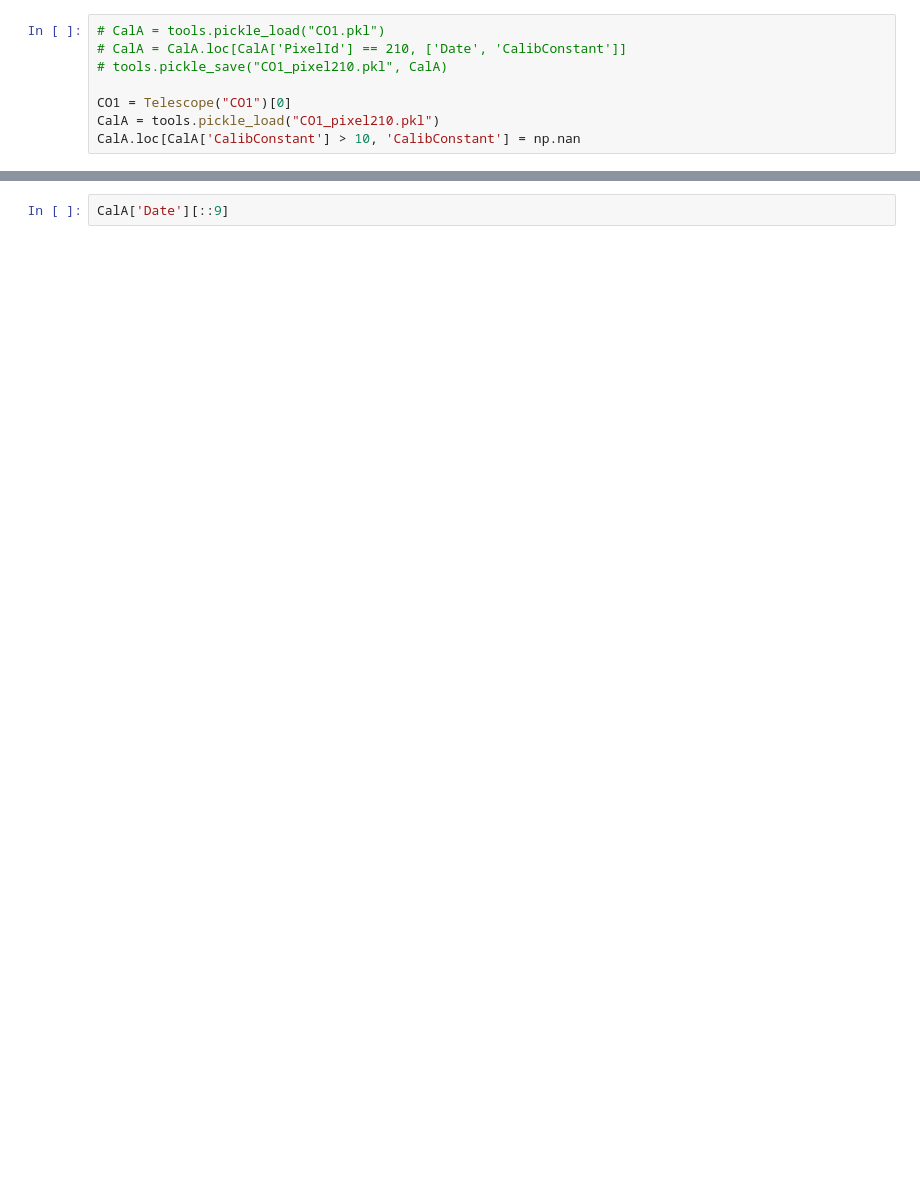
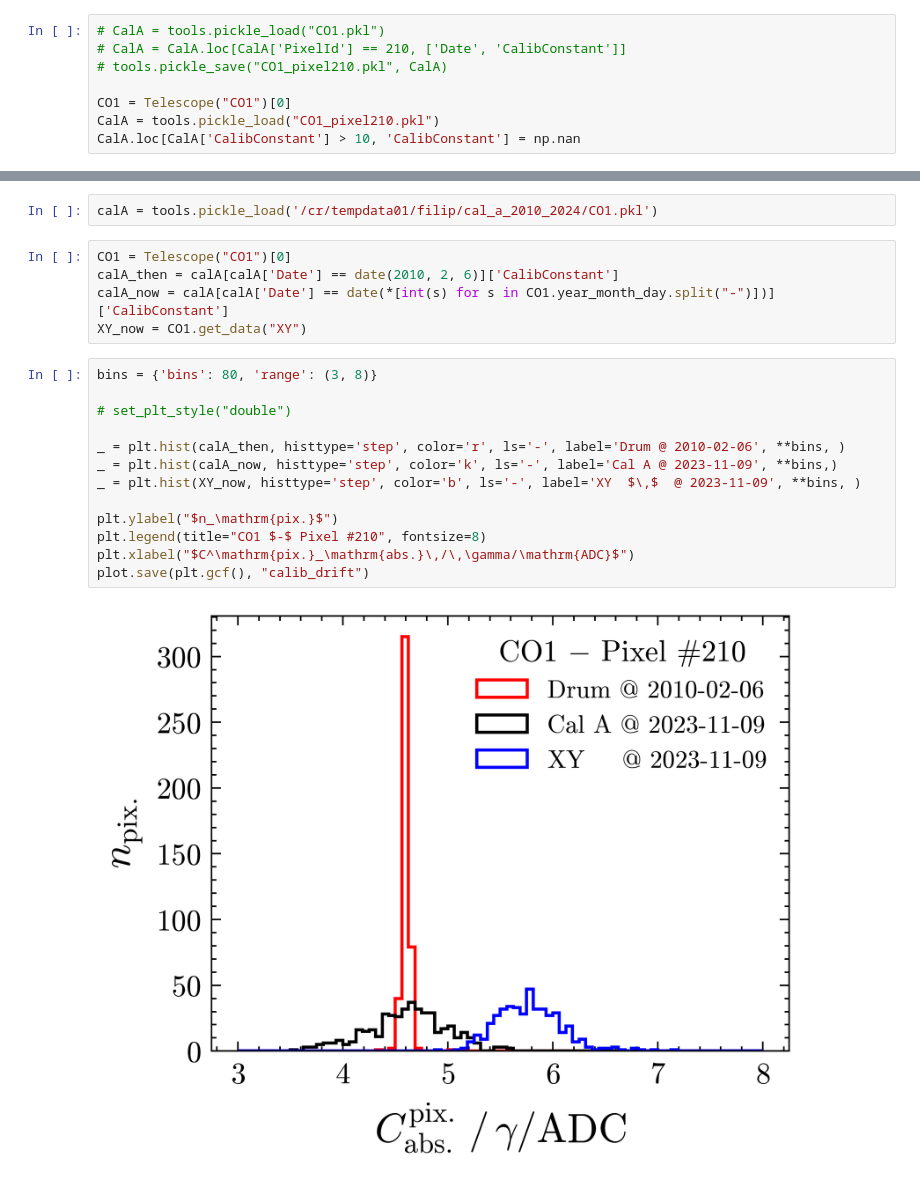
Before and after one commit to Quizznor/thesis-latex, a Jupyter notebook: scripts/plot_scripts/04-xy-chapter/tracking/plot.ipynb, the cells around one changed output, grey strips where cells are left out. Drawn from its saved outputs; the diff is of its cells as text; blank space fills up the shorter version.

```diff
--- a/scripts/plot_scripts/04-xy-chapter/tracking/plot.ipynb
+++ b/scripts/plot_scripts/04-xy-chapter/tracking/plot.ipynb
@@ -111,2 +111,22 @@ ax.legend(ncol=2, loc='lower right', fontsize=8)
 # %%
-CalA['Date'][::9]
+calA = tools.pickle_load('/cr/tempdata01/filip/cal_a_2010_2024/CO1.pkl')
+# %%
+CO1 = Telescope("CO1")[0]
+calA_then = calA[calA['Date'] == date(2010, 2, 6)]['CalibConstant']
+calA_now = calA[calA['Date'] == date(*[int(s) for s in CO1.year_month_day.split("-")])]['CalibConstant']
+XY_now = CO1.get_data("XY")
+# %%
+bins = {'bins': 80, 'range': (3, 8)}
+
+# set_plt_style("double")
+
+_ = plt.hist(calA_then, histtype='step', color='r', ls='-', label='Drum @ 2010-02-06', **bins, )
+_ = plt.hist(calA_now, histtype='step', color='k', ls='-', label='Cal A @ 2023-11-09', **bins,)
+_ = plt.hist(XY_now, histtype='step', color='b', ls='-', label='XY  $\,$  @ 2023-11-09', **bins, )
+
+plt.ylabel("$n_\mathrm{pix.}$")
+plt.legend(title="CO1 $-$ Pixel #210", fontsize=8)
+plt.xlabel("$C^\mathrm{pix.}_\mathrm{abs.}\,/\,\gamma/\mathrm{ADC}$")
+plot.save(plt.gcf(), "calib_drift")
+# %% [output]
+[figure, added]
```
Also changed, not shown: parts of 3 cells of this notebook, 3 other files.
